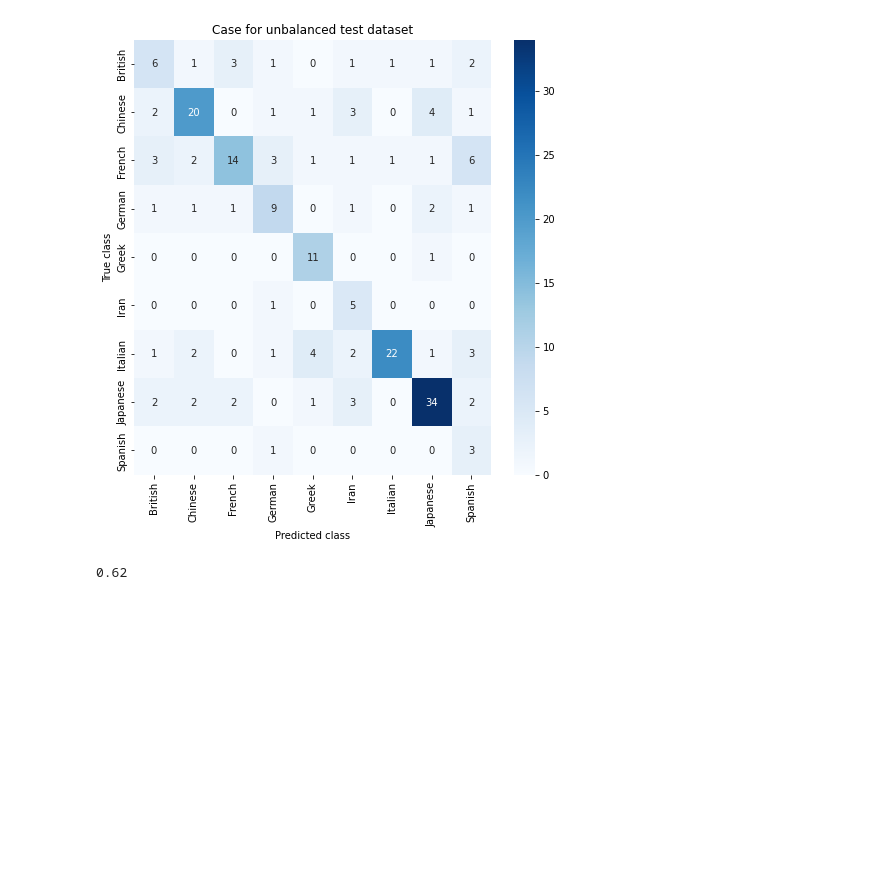
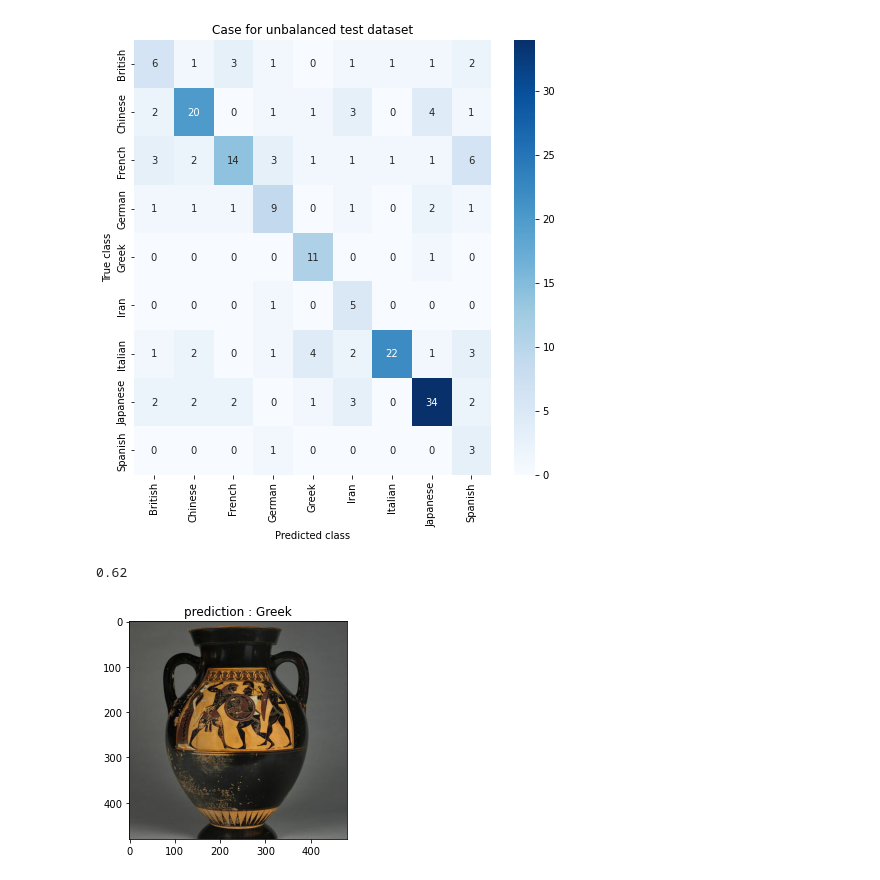
Before and after one commit to Abdallah0799/Museum_deep_learning, a Jupyter notebook: project_images/performance_model_vgg16.ipynb, the cells around one changed output. Saved outputs shown, nothing was run; the diff lists cells and outputs as text; code cells hidden in the pictures; blank space fills up the shorter version.

Commit message:
image and performance

```diff
--- a/project_images/performance_model_vgg16.ipynb
+++ b/project_images/performance_model_vgg16.ipynb
@@ -112,7 +112,7 @@ def predict_single_image(image_path,model, class_names, image_size):
     """
   @inputs : image_path : the path to the image we want to predict the class
             model : architecture used for the prediction
-            class_names : the name of the 4 classes
+            class_names : the name of the 9 classes
 
   @output : show the image and give the class predicted by the model
 
@@ -129,3 +129,7 @@ def predict_single_image(image_path,model, class_names, image_size):
     plt.imshow(cv2.cvtColor(image_to_predict, cv2.COLOR_BGR2RGB))
     plt.title(f'prediction : {prediction}')
     plt.show()
+# %%
+predict_single_image("amphore.jpg ",model, class_names, image_size=IMG_SIZE)
+# %% [output]
+[figure, added]
```
Also changed, not shown: 1 other file.
